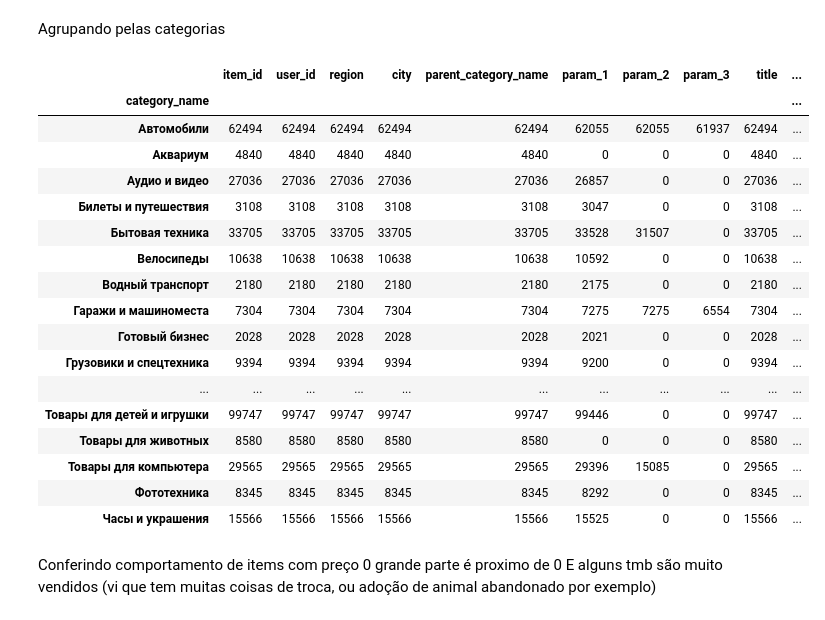
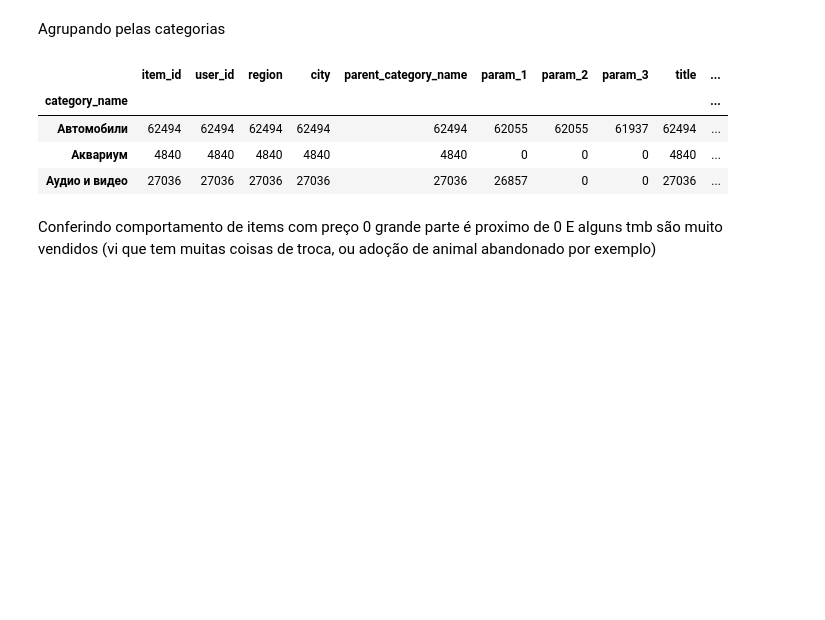
Before and after one commit to arruda/avito_challenge, a Jupyter notebook: arruda.ipynb, the cells around one changed output. Drawn from its saved outputs; the diff is of its cells as text; code cells hidden in the pictures; blank space fills up the shorter version.

```diff
--- a/arruda.ipynb
+++ b/arruda.ipynb
@@ -10,7 +10,7 @@ import scipy as sp
 # %% [markdown]
 # Carregando o dataset
 # %%
-df = pd.read_csv('train.csv.zip', compression='zip')
+df_simple = pd.read_csv('train.csv.zip', compression='zip')
 # %% [markdown]
 ## Tratamento dos dados
 # %%
@@ -76,27 +68,14 @@ df.head(5)
 # %% [markdown]
 Agrupando pelas categorias
 # %%
-group_category = df.groupby('category_name')
-group_category.count()
+group_category = df_simple.groupby('category_name')
+group_category.count().head(3)
 # %% [output]
 |  | item_id | user_id | region | city | parent_category_name | param_1 | param_2 | param_3 | title | ... |
 | category_name |  |  |  |  |  |  |  |  |  | ... |
 | Автомобили | 62494 | 62494 | 62494 | 62494 | 62494 | 62055 | 62055 | 61937 | 62494 | ... |
 | Аквариум | 4840 | 4840 | 4840 | 4840 | 4840 | 0 | 0 | 0 | 4840 | ... |
 | Аудио и видео | 27036 | 27036 | 27036 | 27036 | 27036 | 26857 | 0 | 0 | 27036 | ... |
-| Билеты и путешествия | 3108 | 3108 | 3108 | 3108 | 3108 | 3047 | 0 | 0 | 3108 | ... |
-| Бытовая техника | 33705 | 33705 | 33705 | 33705 | 33705 | 33528 | 31507 | 0 | 33705 | ... |
-| Велосипеды | 10638 | 10638 | 10638 | 10638 | 10638 | 10592 | 0 | 0 | 10638 | ... |
-| Водный транспорт | 2180 | 2180 | 2180 | 2180 | 2180 | 2175 | 0 | 0 | 2180 | ... |
-| Гаражи и машиноместа | 7304 | 7304 | 7304 | 7304 | 7304 | 7275 | 7275 | 6554 | 7304 | ... |
-| Готовый бизнес | 2028 | 2028 | 2028 | 2028 | 2028 | 2021 | 0 | 0 | 2028 | ... |
-| Грузовики и спецтехника | 9394 | 9394 | 9394 | 9394 | 9394 | 9200 | 0 | 0 | 9394 | ... |
-| ... | ... | ... | ... | ... | ... | ... | ... | ... | ... | ... |
-| Товары для детей и игрушки | 99747 | 99747 | 99747 | 99747 | 99747 | 99446 | 0 | 0 | 99747 | ... |
-| Товары для животных | 8580 | 8580 | 8580 | 8580 | 8580 | 0 | 0 | 0 | 8580 | ... |
-| Товары для компьютера | 29565 | 29565 | 29565 | 29565 | 29565 | 29396 | 15085 | 0 | 29565 | ... |
-| Фототехника | 8345 | 8345 | 8345 | 8345 | 8345 | 8292 | 0 | 0 | 8345 | ... |
-| Часы и украшения | 15566 | 15566 | 15566 | 15566 | 15566 | 15525 | 0 | 0 | 15566 | ... |
 # %% [markdown]
 Conferindo comportamento de items com preço 0
 grande parte é proximo de 0
```
Also changed, not shown: parts of 3 cells of this notebook.
